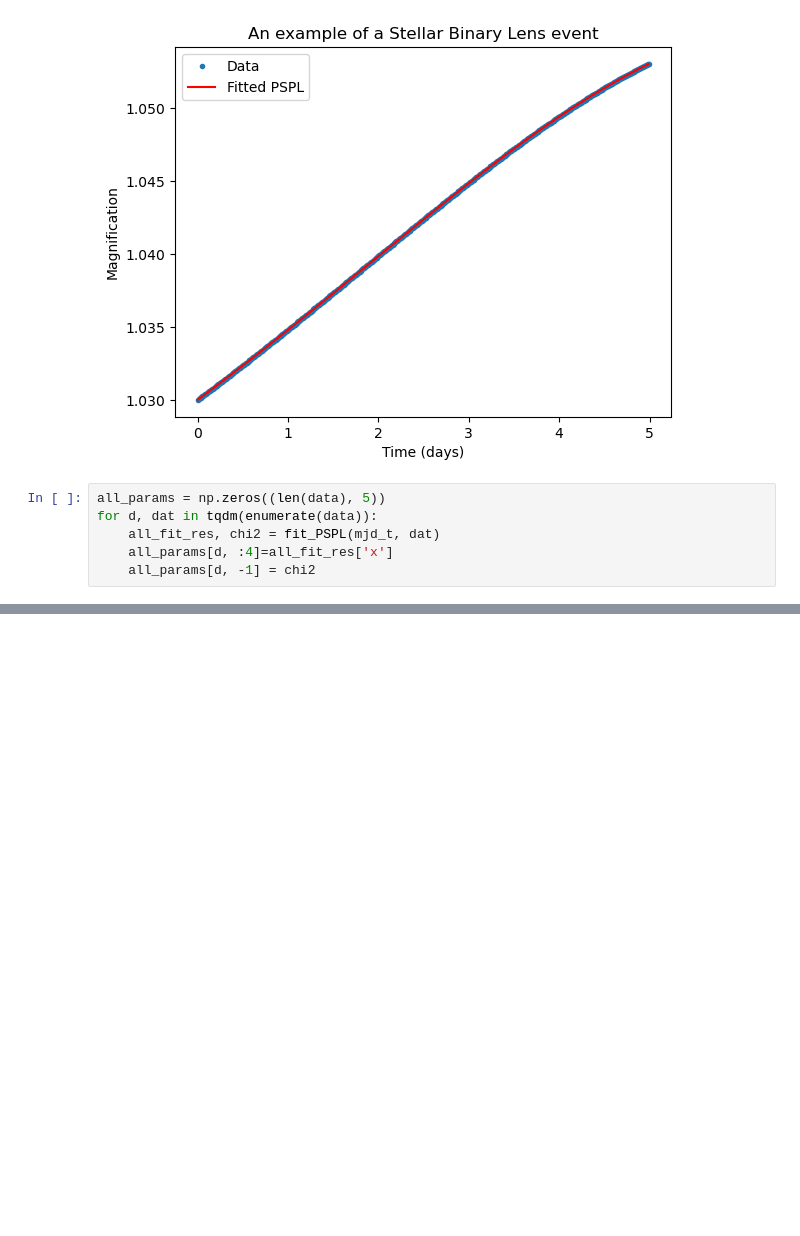
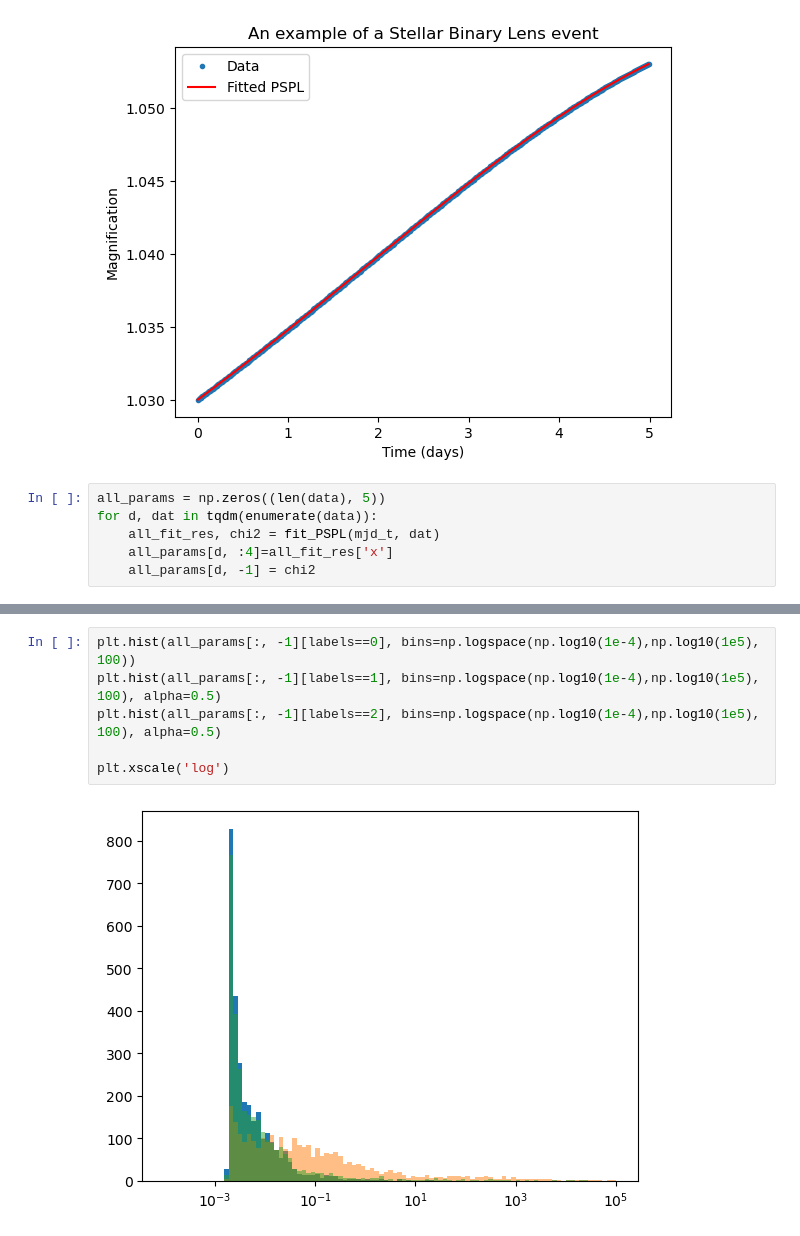
Before and after one commit to Somayeh91/Early_Detection_of_microlensing, a Jupyter notebook: Fit_PSPL.ipynb, the cells around one changed output, grey strips where cells are left out. Saved outputs shown, nothing was run; the diff lists cells and outputs as text; blank space fills up the shorter version.

```diff
--- a/Fit_PSPL.ipynb
+++ b/Fit_PSPL.ipynb
@@ -66,0 +69,8 @@ plt.xscale('log')
+# %%
+plt.hist(all_params[:, -1][labels==0], bins=np.logspace(np.log10(1e-4),np.log10(1e5), 100))
+plt.hist(all_params[:, -1][labels==1], bins=np.logspace(np.log10(1e-4),np.log10(1e5), 100), alpha=0.5)
+plt.hist(all_params[:, -1][labels==2], bins=np.logspace(np.log10(1e-4),np.log10(1e5), 100), alpha=0.5)
+
+plt.xscale('log')
+# %% [output]
+[figure, added]
```
Also changed, not shown: parts of 4 cells of this notebook, 4 other files.
